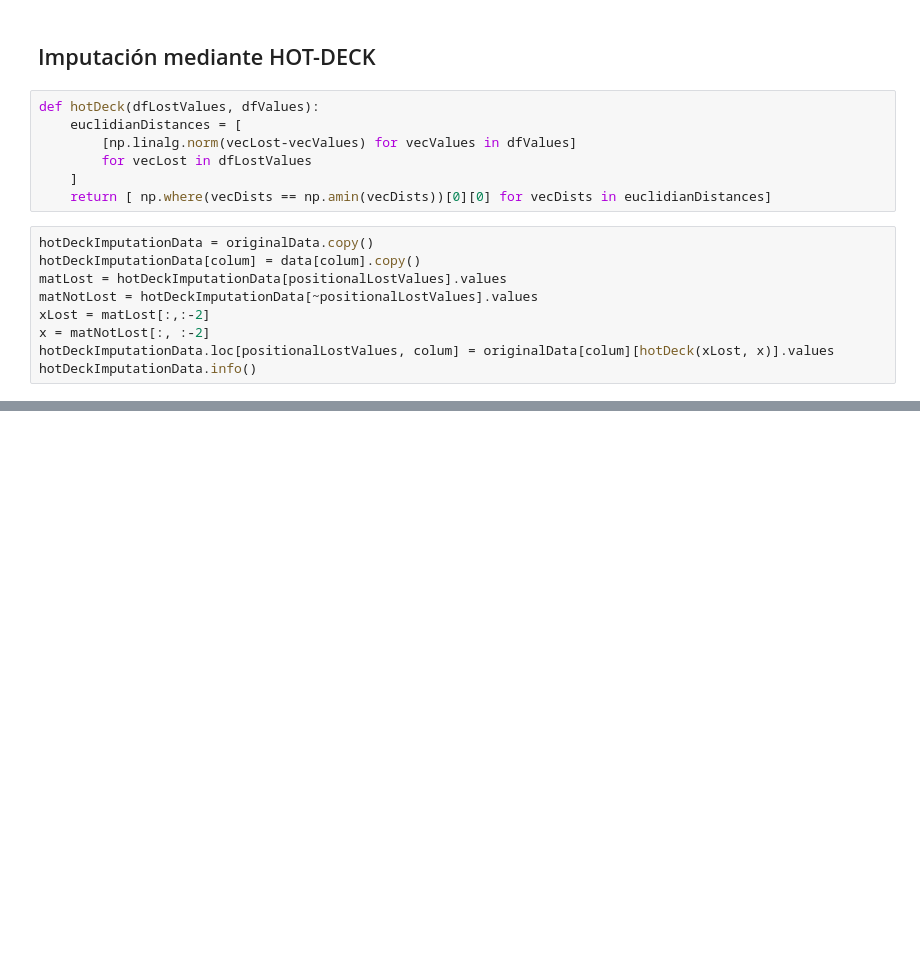
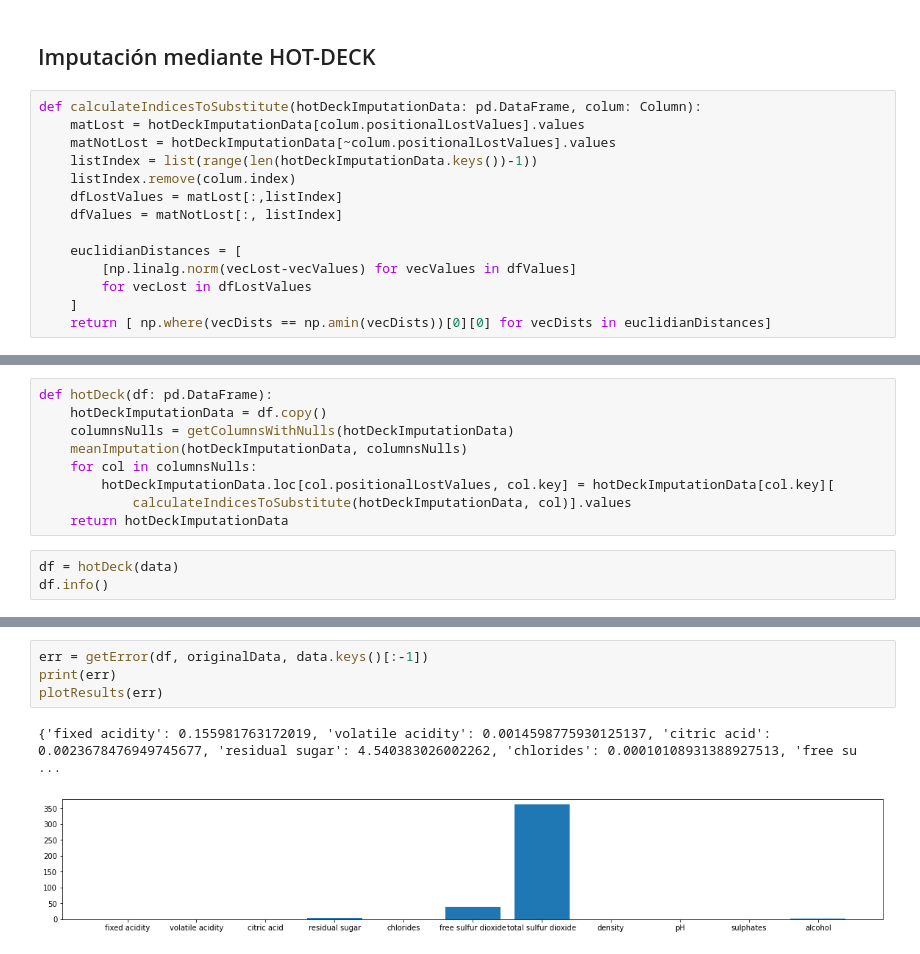
Before and after one commit to miguel-kjh/Research-on-data-imputation-methods, a Jupyter notebook: imputationComparison.ipynb, the cells around one changed output, grey strips where cells are left out. Saved outputs shown, nothing was run; the diff lists cells and outputs as text; blank space fills up the shorter version.

Commit message:
hot-deckm imputation done

```diff
--- a/imputationComparison.ipynb
+++ b/imputationComparison.ipynb
@@ -183,18 +177,16 @@ None
 # %% [markdown]
 ## Imputación mediante HOT-DECK
 # %%
-def hotDeck(dfLostValues, dfValues):
+def calculateIndicesToSubstitute(hotDeckImputationData: pd.DataFrame, colum: Column):
+    matLost = hotDeckImputationData[colum.positionalLostValues].values
+    matNotLost = hotDeckImputationData[~colum.positionalLostValues].values
+    listIndex = list(range(len(hotDeckImputationData.keys())-1))
+    listIndex.remove(colum.index)
+    dfLostValues = matLost[:,listIndex]
+    dfValues = matNotLost[:, listIndex]
+
     euclidianDistances = [
         [np.linalg.norm(vecLost-vecValues) for vecValues in dfValues]
         for vecLost in dfLostValues
     ]
     return [ np.where(vecDists == np.amin(vecDists))[0][0] for vecDists in euclidianDistances]
-# %%
-hotDeckImputationData = originalData.copy()
-hotDeckImputationData[colum] = data[colum].copy()
-matLost = hotDeckImputationData[positionalLostValues].values
-matNotLost = hotDeckImputationData[~positionalLostValues].values
-xLost = matLost[:,:-2]
-x = matNotLost[:, :-2]
-hotDeckImputationData.loc[positionalLostValues, colum] = originalData[colum][hotDeck(xLost, x)].values
-hotDeckImputationData.info()
@@ -237,0 +193,12 @@ plt.show()
+# %%
+def hotDeck(df: pd.DataFrame):
+    hotDeckImputationData = df.copy()
+    columnsNulls = getColumnsWithNulls(hotDeckImputationData)
+    meanImputation(hotDeckImputationData, columnsNulls)
+    for col in columnsNulls:
+        hotDeckImputationData.loc[col.positionalLostValues, col.key] = hotDeckImputationData[col.key][
+            calculateIndicesToSubstitute(hotDeckImputationData, col)].values
+    return hotDeckImputationData
+# %%
+df = hotDeck(data)
+df.info()
@@ -237,0 +225,7 @@ plt.show()
+# %%
+err = getError(df, originalData, data.keys()[:-1])
+print(err)
+plotResults(err)
+# %% [output]
+{'fixed acidity': 0.155981763172019, 'volatile acidity': 0.0014598775930125137, 'citric acid': 0.0023678476949745677, 'residual sugar': 4.540383026002262, 'chlorides': 0.00010108931388927513, 'free su ...
+[figure, added]
```
Also changed, not shown: parts of 9 cells of this notebook.
